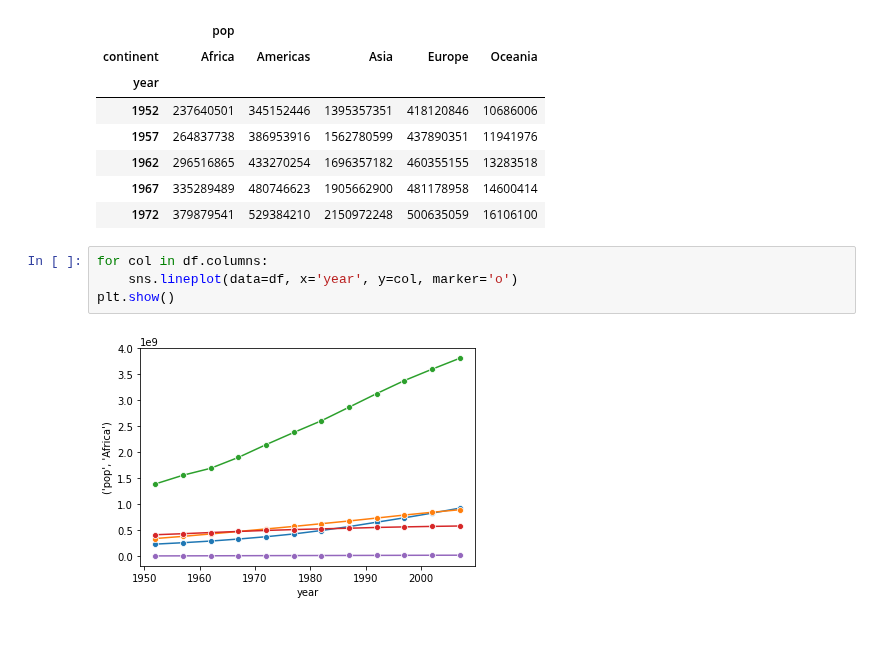
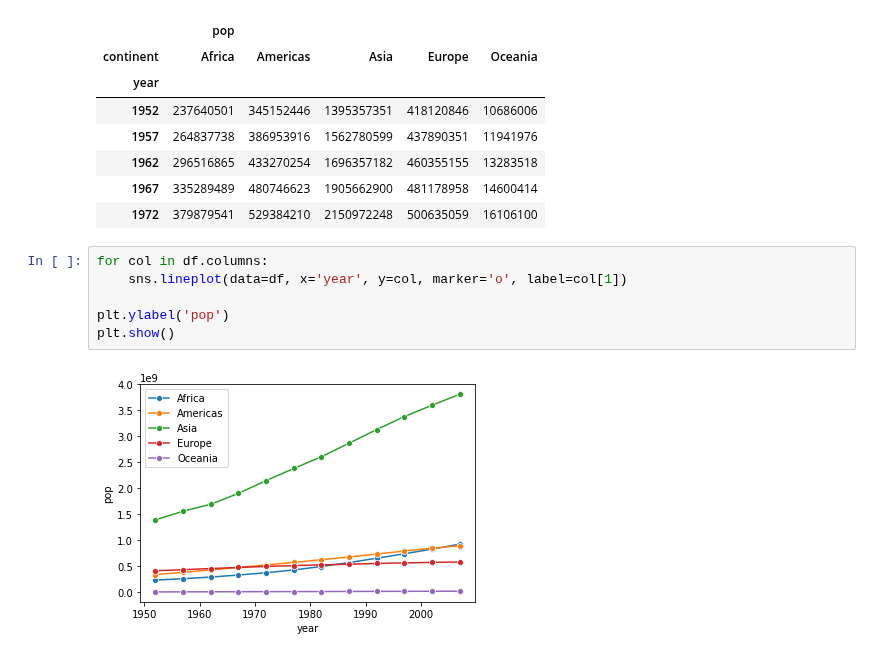
Before and after one commit to JakeOh/202011_itw_bd21, a Jupyter notebook: lab_da/da16_groupby.ipynb, the cells around one changed output. Saved outputs shown, nothing was run; the diff lists cells and outputs as text.

```diff
--- a/lab_da/da16_groupby.ipynb
+++ b/lab_da/da16_groupby.ipynb
@@ -838,7 +838,9 @@ df.head()
 | 1972 | 379879541 | 529384210 | 2150972248 | 500635059 | 16106100 |
 # %%
 for col in df.columns:
-    sns.lineplot(data=df, x='year', y=col, marker='o')
+    sns.lineplot(data=df, x='year', y=col, marker='o', label=col[1])
+
+plt.ylabel('pop')
 plt.show()
 # %% [output]
-[figure, old version]
+[figure, new version]
```
